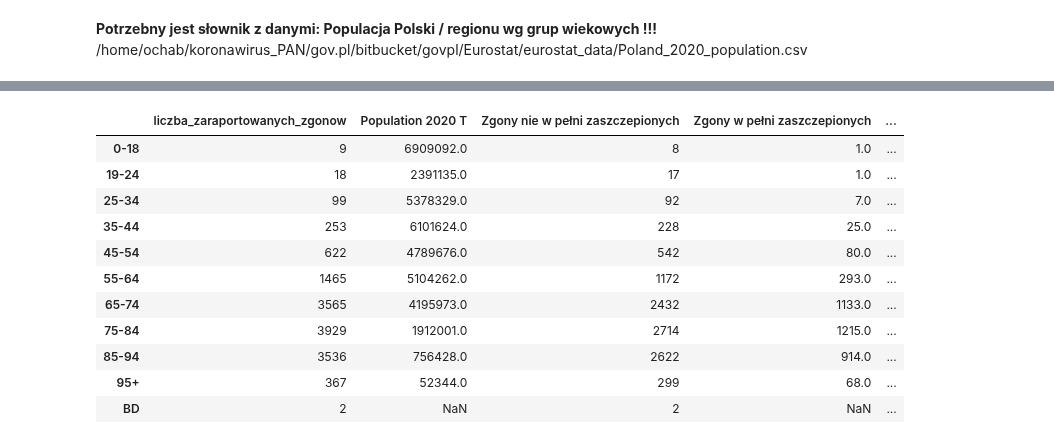
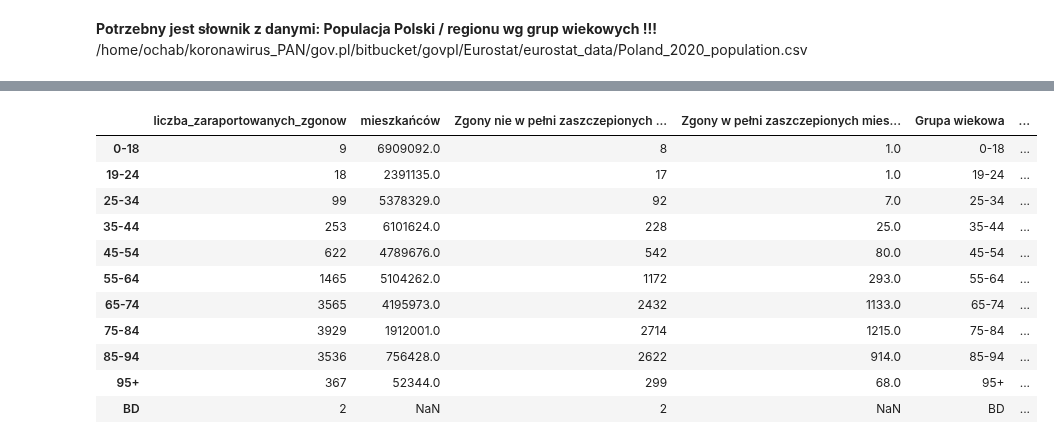
Before and after one commit to anuszka/govpl, a Jupyter notebook: basiw/basiw03.ipynb, the cells around one changed output, grey strips where cells are left out. Drawn from its saved outputs; the diff is of its cells as text; code cells hidden in the pictures.

```diff
--- a/basiw/basiw03.ipynb
+++ b/basiw/basiw03.ipynb
@@ -263,59 +283,65 @@ pop_df = pd.read_csv(pop_file , index_col=0)
 # %%
-def group_by(base_df: pd.DataFrame, col: str) -> pd.DataFrame:
-   df = base_df.groupby(col).sum()
+def group_by(base_df: pd.DataFrame, x_col: str, x_col_name : str, denominator_col : str) -> pd.DataFrame:
+   df = base_df.groupby(x_col).sum()
    df.drop(['wiek', 'teryt_pow', 'teryt_woj'], axis = 'columns' , inplace=True)
-   df = pd.concat([df,pop_df['Population 2020 T']], axis='columns')
+   df = pd.concat([df,pop_df[denominator_col]], axis='columns')
    # display(df)
 
    Q = f'(w_pelni_zaszczepiony == "N")'
 
-   df1 = base_df.query(Q).groupby(col).sum()
+   df1 = base_df.query(Q).groupby(x_col).sum()
    df1.drop(['wiek', 'teryt_pow', 'teryt_woj'], axis = 'columns' , inplace=True)
-   df['Zgony nie w pełni zaszczepionych'] = df1
+   df['Zgony nie w pełni zaszczepionych '  + denominator_col] = df1
 
 
    Q = f'(w_pelni_zaszczepiony == "T")'
 
-   df1 = base_df.query(Q).groupby(col).sum()
+   df1 = base_df.query(Q).groupby(x_col).sum()
    df1.drop(['wiek', 'teryt_pow', 'teryt_woj'], axis = 'columns' , inplace=True)
-   df['Zgony w pełni zaszczepionych'] = df1
-
+   df['Zgony w pełni zaszczepionych '  + denominator_col] = df1
+   df[x_col]=df.index
+   df.rename({x_col : x_col_name}, axis=1, inplace=True)
    return df
 
 
-def prepare_df2(deaths_df: pd.DataFrame, col: str, from_date : datetime.date) -> pd.DataFrame:
+def prepare_df2(deaths_df: pd.DataFrame, x_col: str, x_col_name : str, denominator_col : str, from_date : datetime.date) -> pd.DataFrame:
    base_df = deaths_df[deaths_df['data_rap_zgonu'] >= pd.to_datetime(from_date)]
 
-   df = group_by(base_df, col)
+   df = group_by(base_df, x_col, x_col_name, denominator_col)
    # display(df)
 
-   df['Zgony nie w pełni zaszczepionych na 100 tys. mieszkańców'] =\
-      df['Zgony nie w pełni zaszczepionych'].to_numpy() / df['Population 2020 T'].to_numpy() * 1e5
+   df['Zgony nie w pełni zaszczepionych ' + denominator_col + ' na 100 tys. ' + denominator_col] =\
+      df['Zgony nie w pełni zaszczepionych '  + denominator_col].to_numpy() / df[denominator_col].to_numpy() * 1e5
    # display(df)
 
-   df['Zgony w pełni zaszczepionych na 100 tys. mieszkańców'] =\
-      df['Zgony w pełni zaszczepionych'].to_numpy() / df['Population 2020 T'].to_numpy() * 1e5
+   df['Zgony w pełni zaszczepionych ' + denominator_col + ' na 100 tys. ' + denominator_col] =\
+      df['Zgony w pełni zaszczepionych '  + denominator_col].to_numpy() / df[denominator_col].to_numpy() * 1e5
 
    # df = df.sort_values(['Zgony nie w pełni zaszczepionych na 100 tys. mieszkańców'], ascending=False)
    return df
 # %%
 from_date = datetime.date(2021,7,14)
 
-df = prepare_df2(basiw.dfd, 'kat_wiek', from_date)
+df = prepare_df2(
+    deaths_df = basiw.dfd,
+    x_col ='kat_wiek',
+    x_col_name = 'Grupa wiekowa',
+    denominator_col='mieszkańców',
+    from_date=from_date
+    )
 
-df['Grupa wiekowa'] = df.index
 df
 # %% [output]
-|  | liczba_zaraportowanych_zgonow | Population 2020 T | Zgony nie w pełni zaszczepionych | Zgony w pełni zaszczepionych | ... |
-| 0-18 | 9 | 6909092.0 | 8 | 1.0 | ... |
-| 19-24 | 18 | 2391135.0 | 17 | 1.0 | ... |
-| 25-34 | 99 | 5378329.0 | 92 | 7.0 | ... |
-| 35-44 | 253 | 6101624.0 | 228 | 25.0 | ... |
-| 45-54 | 622 | 4789676.0 | 542 | 80.0 | ... |
-| 55-64 | 1465 | 5104262.0 | 1172 | 293.0 | ... |
-| 65-74 | 3565 | 4195973.0 | 2432 | 1133.0 | ... |
-| 75-84 | 3929 | 1912001.0 | 2714 | 1215.0 | ... |
-| 85-94 | 3536 | 756428.0 | 2622 | 914.0 | ... |
-| 95+ | 367 | 52344.0 | 299 | 68.0 | ... |
-| BD | 2 | NaN | 2 | NaN | ... |
+|  | liczba_zaraportowanych_zgonow | mieszkańców | Zgony nie w pełni zaszczepionych ... | Zgony w pełni zaszczepionych mies... | Grupa wiekowa | ... |
+| 0-18 | 9 | 6909092.0 | 8 | 1.0 | 0-18 | ... |
+| 19-24 | 18 | 2391135.0 | 17 | 1.0 | 19-24 | ... |
+| 25-34 | 99 | 5378329.0 | 92 | 7.0 | 25-34 | ... |
+| 35-44 | 253 | 6101624.0 | 228 | 25.0 | 35-44 | ... |
+| 45-54 | 622 | 4789676.0 | 542 | 80.0 | 45-54 | ... |
+| 55-64 | 1465 | 5104262.0 | 1172 | 293.0 | 55-64 | ... |
+| 65-74 | 3565 | 4195973.0 | 2432 | 1133.0 | 65-74 | ... |
+| 75-84 | 3929 | 1912001.0 | 2714 | 1215.0 | 75-84 | ... |
+| 85-94 | 3536 | 756428.0 | 2622 | 914.0 | 85-94 | ... |
+| 95+ | 367 | 52344.0 | 299 | 68.0 | 95+ | ... |
+| BD | 2 | NaN | 2 | NaN | BD | ... |
 # %%
```
Also changed, not shown: parts of 10 cells of this notebook.
